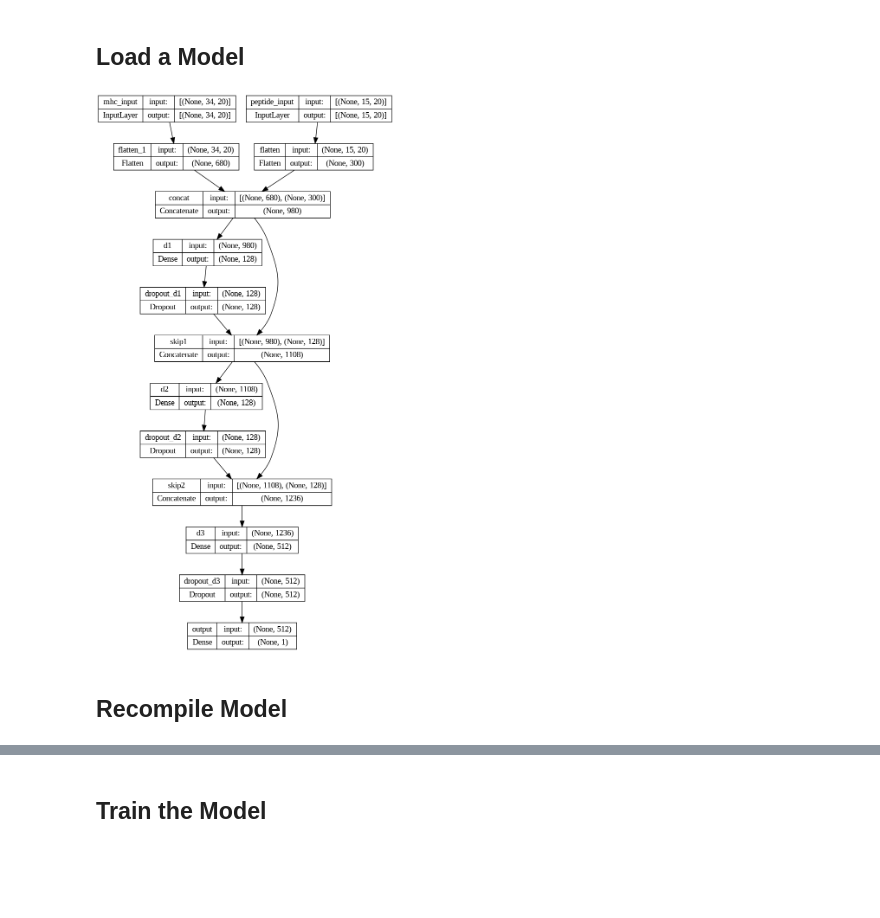
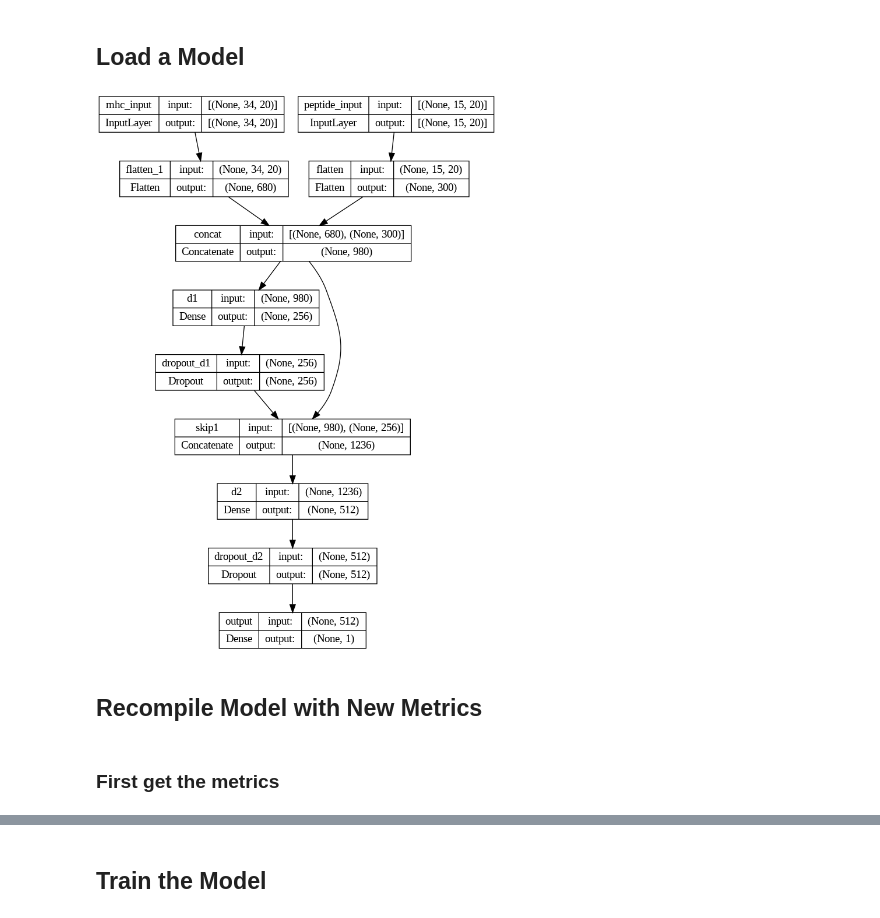
Before and after one commit to prakritipaul/mhcglobe, a Jupyter notebook: v1_OneHot_MHCGlobe_pipeline.ipynb, the cells around one changed output, grey strips where cells are left out. Drawn from its saved outputs; the diff is of its cells as text; code cells hidden in the pictures; blank space fills up the shorter version.

Commit message:
corrected end-to-end (was previously loading trained models); results featured for model 3 and 80/20 split

```diff
--- a/v1_OneHot_MHCGlobe_pipeline.ipynb
+++ b/v1_OneHot_MHCGlobe_pipeline.ipynb
@@ -276,7 +286,16 @@ model_1 = trainf.load_trained_mhcglobe_model(model_path=model_dir+"model14_fold1
+# %%
+# This path doesn't matter because it never gets used.
+new_mhcglobe_path = "/content/mhcglobe/example/"
+init_ensemble = mhcglobe.ensemble(train_type='init', new_mhcglobe_path=new_mhcglobe_path)
+
+model_3 = init_ensemble.ensemble_base_models[2]
+# model_1 = init_ensemble.ensemble_base_models[0]
 # %%
 from tensorflow.keras.utils import plot_model
-plot_model(model_1, to_file='model_1.png', show_shapes=True, show_layer_names=True)
+plot_model(model_3, to_file='model_1.png', show_shapes=True, show_layer_names=True)
 # %% [output]
-[figure, old version]
+[figure, new version]
 # %% [markdown]
-## Recompile Model
+## Recompile Model with New Metrics
+# %% [markdown]
+### First get the metrics
```
Also changed, not shown: parts of 62 cells of this notebook.
